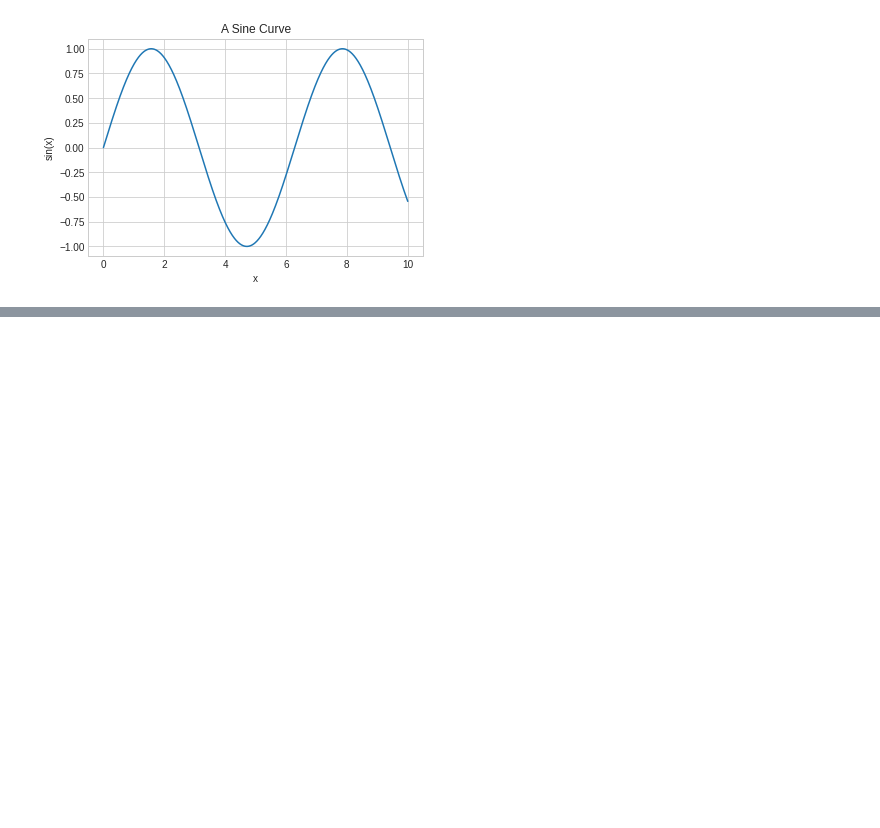
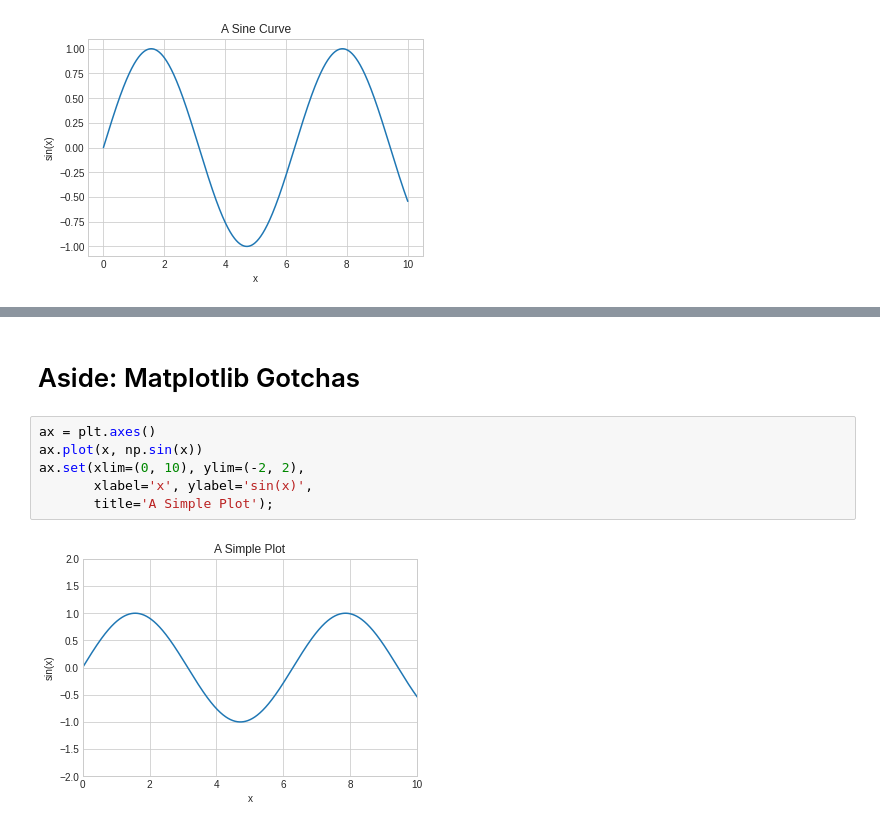
Before and after one commit to gmendozah/ucb-intro-data-science, a Jupyter notebook: Intro to Data Science/4.1 Simple Line Plots.ipynb, the cells around one changed output, grey strips where cells are left out. Saved outputs shown, nothing was run; the diff lists cells and outputs as text; blank space fills up the shorter version.

Commit message:
feat: Matplotlib Gotchas

```diff
--- a/Intro to Data Science/4.1 Simple Line Plots.ipynb
+++ b/Intro to Data Science/4.1 Simple Line Plots.ipynb
@@ -118,0 +119,10 @@ plt.legend();
+# %% [markdown]
+# Aside: Matplotlib Gotchas
+# %%
+ax = plt.axes()
+ax.plot(x, np.sin(x))
+ax.set(xlim=(0, 10), ylim=(-2, 2),
+       xlabel='x', ylabel='sin(x)',
+       title='A Simple Plot');
+# %% [output]
+[figure, added]
```
Also changed, not shown: parts of 8 cells of this notebook.
